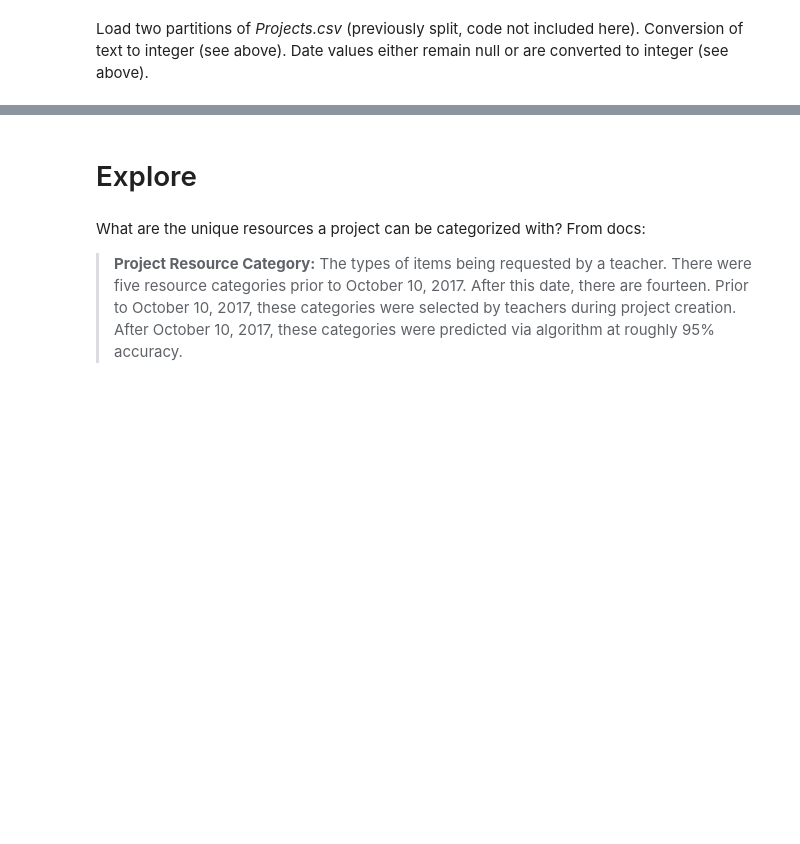
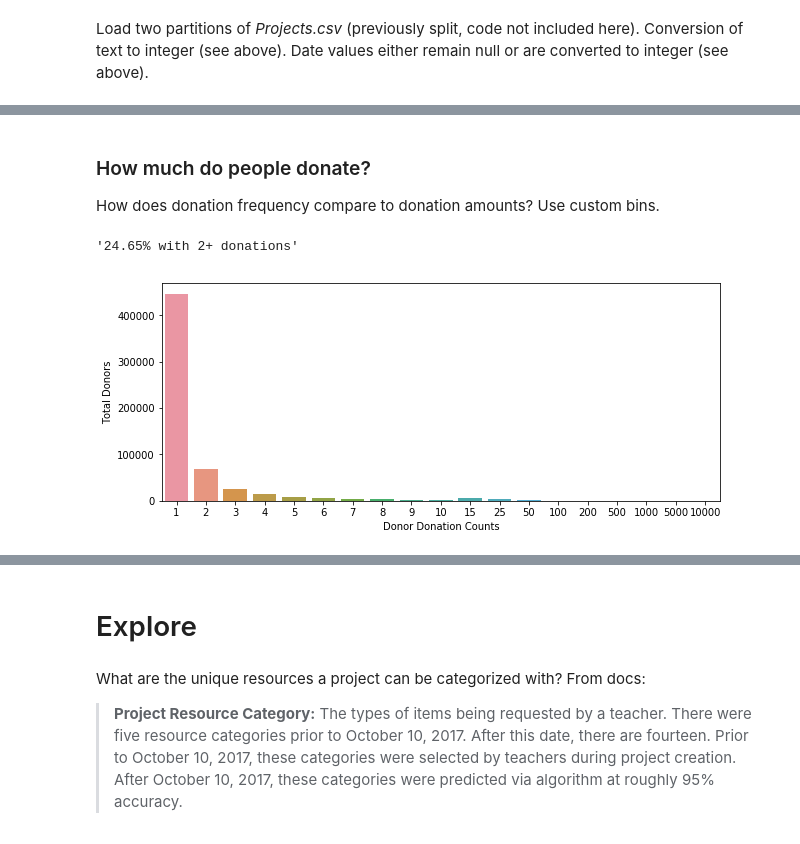
Before and after one commit to mikeona120/MATH189_Final, a Jupyter notebook: liebscher_analysis.ipynb, the cells around one changed output, grey strips where cells are left out. Saved outputs shown, nothing was run; the diff lists cells and outputs as text; code cells hidden in the pictures; blank space fills up the shorter version.

Commit message:
add donation/counts analysis, geography/political analysis

```diff
--- a/liebscher_analysis.ipynb
+++ b/liebscher_analysis.ipynb
@@ -184,0 +192,4 @@ projects_notext_dat.sample(5) # randomly sample 5
+# %%
+donations_subset = donations_dat[donations_dat['date'] > last_years_donations_sec]
+unique_donations_subset = donations_subset.drop_duplicates('donor_id')
+len(donations_subset) / len(donations_dat), len(donations_subset)
@@ -184,0 +227,5 @@ projects_notext_dat.sample(5) # randomly sample 5
+# %%
+unique_donors = donations_subset.groupby('donor_id')
+donors_donation_counts = pd.DataFrame({'total_amount': unique_donors['amount'].sum(), 'count': unique_donors['amount'].count()})
+donors_donation_counts['avg'] = donors_donation_counts['total_amount'] / donors_donation_counts['count']
+donors_donation_counts.sample(5)
@@ -184,0 +240,19 @@ projects_notext_dat.sample(5) # randomly sample 5
+# %% [markdown]
+### How much do people donate?
+
+How does donation frequency compare to donation amounts? Use custom bins.
+# %%
+donate_freq_bins = np.array([1, 2, 3, 4, 5, 6, 7, 8, 9, 10, 15, 25, 50, 100, 200, 500, 1000, 5000, 10000])
+# %%
+donors_donation_counts['bin'] = np.digitize(donors_donation_counts['count'], donate_freq_bins, right=True)
+donation_freq = np.unique(donors_donation_counts['bin'], return_counts=True)
+# %%
+plt.subplots(figsize=(10, 4))
+sns.barplot(x=donate_freq_bins, y=donation_freq[1])
+plt.xlabel('Donor Donation Counts')
+plt.ylabel('Total Donors')
+t = sum(donation_freq[1])
+'{:.2f}% with 2+ donations'.format(100 * (t - donation_freq[1][0]) / t)
+# %% [output]
+'24.65% with 2+ donations'
+[figure, added]
```
Also changed, not shown: parts of 77 cells of this notebook.
